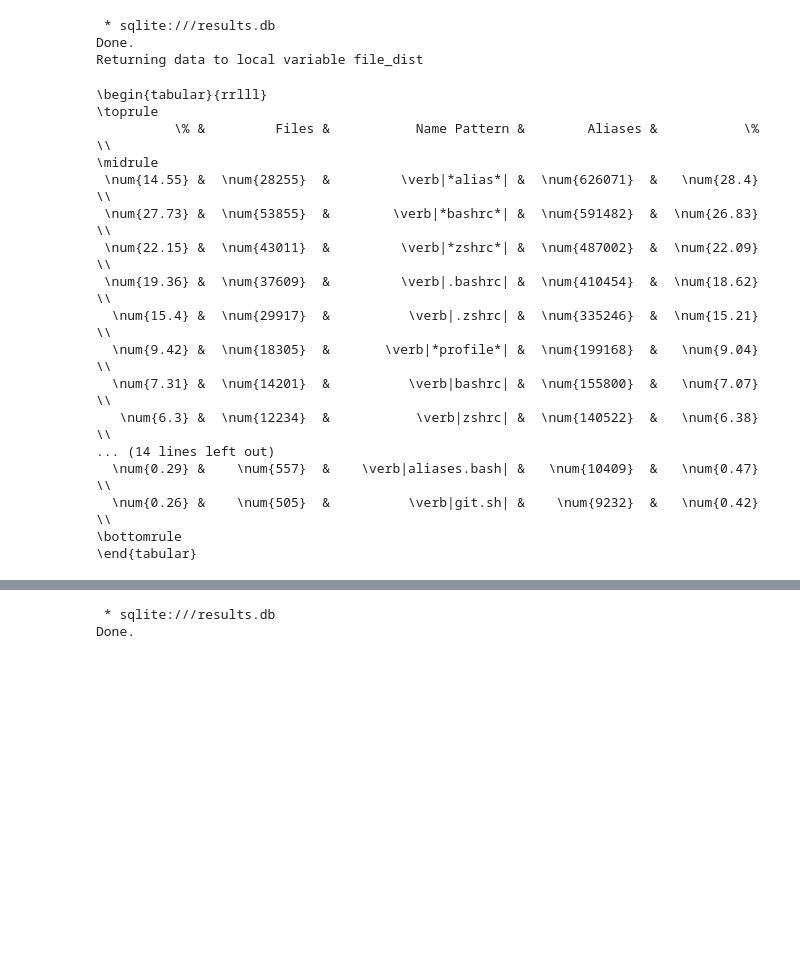
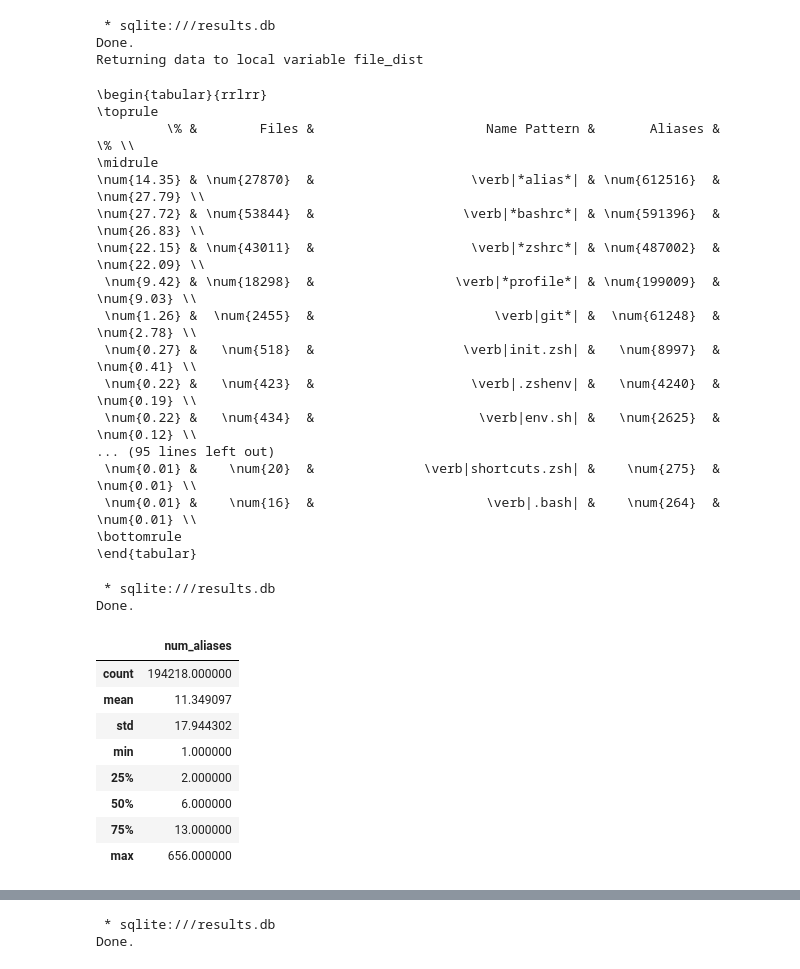
Before and after one commit to ipa-lab/shell-alias-analysis, a Jupyter notebook: notebooks/dataset.ipynb, the cells around one changed output, grey strips where cells are left out. Cells and saved outputs as stored; diff of their text form; code cells hidden in the pictures; blank space fills up the shorter version.

```diff
--- a/notebooks/dataset.ipynb
+++ b/notebooks/dataset.ipynb
@@ -230,22 +238,37 @@ from (
 Done.
 Returning data to local variable file_dist
 # %%
-print(file_dist.DataFrame().to_latex(index=False,escape=False,column_format='rrlll'))
+print(file_dist.DataFrame().to_latex(index=False,escape=False,column_format='rrlrr'))
 # %% [output]
-\begin{tabular}{rrlll}
+\begin{tabular}{rrlrr}
 \toprule
-          \% &         Files &           Name Pattern &        Aliases &           \% \\
+         \% &        Files &                      Name Pattern &       Aliases &          \% \\
 \midrule
- \num{14.55} &  \num{28255}  &         \verb|*alias*| &  \num{626071}  &   \num{28.4} \\
- \num{27.73} &  \num{53855}  &        \verb|*bashrc*| &  \num{591482}  &  \num{26.83} \\
- \num{22.15} &  \num{43011}  &         \verb|*zshrc*| &  \num{487002}  &  \num{22.09} \\
- \num{19.36} &  \num{37609}  &         \verb|.bashrc| &  \num{410454}  &  \num{18.62} \\
-  \num{15.4} &  \num{29917}  &          \verb|.zshrc| &  \num{335246}  &  \num{15.21} \\
-  \num{9.42} &  \num{18305}  &       \verb|*profile*| &  \num{199168}  &   \num{9.04} \\
-  \num{7.31} &  \num{14201}  &          \verb|bashrc| &  \num{155800}  &   \num{7.07} \\
-   \num{6.3} &  \num{12234}  &           \verb|zshrc| &  \num{140522}  &   \num{6.38} \\
-... (14 lines left out)
-  \num{0.29} &    \num{557}  &    \verb|aliases.bash| &   \num{10409}  &   \num{0.47} \\
-  \num{0.26} &    \num{505}  &          \verb|git.sh| &    \num{9232}  &   \num{0.42} \\
+\num{14.35} & \num{27870}  &                    \verb|*alias*| & \num{612516}  & \num{27.79} \\
+\num{27.72} & \num{53844}  &                   \verb|*bashrc*| & \num{591396}  & \num{26.83} \\
+\num{22.15} & \num{43011}  &                    \verb|*zshrc*| & \num{487002}  & \num{22.09} \\
+ \num{9.42} & \num{18298}  &                  \verb|*profile*| & \num{199009}  &  \num{9.03} \\
+ \num{1.26} &  \num{2455}  &                       \verb|git*| &  \num{61248}  &  \num{2.78} \\
+ \num{0.27} &   \num{518}  &                   \verb|init.zsh| &   \num{8997}  &  \num{0.41} \\
+ \num{0.22} &   \num{423}  &                    \verb|.zshenv| &   \num{4240}  &  \num{0.19} \\
+ \num{0.22} &   \num{434}  &                     \verb|env.sh| &   \num{2625}  &  \num{0.12} \\
+... (95 lines left out)
+ \num{0.01} &    \num{20}  &              \verb|shortcuts.zsh| &    \num{275}  &  \num{0.01} \\
+ \num{0.01} &    \num{16}  &                      \verb|.bash| &    \num{264}  &  \num{0.01} \\
 \bottomrule
 \end{tabular}
+# %%
+num_aliases_per_file = %sql select count(distinct alias_id) as num_aliases from alias group by file_id order by num_aliases desc;
+num_aliases_per_file.DataFrame().describe()
+# %% [output]
+ * sqlite:///results.db
+Done.
+|  | num_aliases |
+| count | 194218.000000 |
+| mean | 11.349097 |
+| std | 17.944302 |
+| min | 1.000000 |
+| 25% | 2.000000 |
+| 50% | 6.000000 |
+| 75% | 13.000000 |
+| max | 656.000000 |
```
Also changed, not shown: parts of 13 cells of this notebook, 4 other files.
